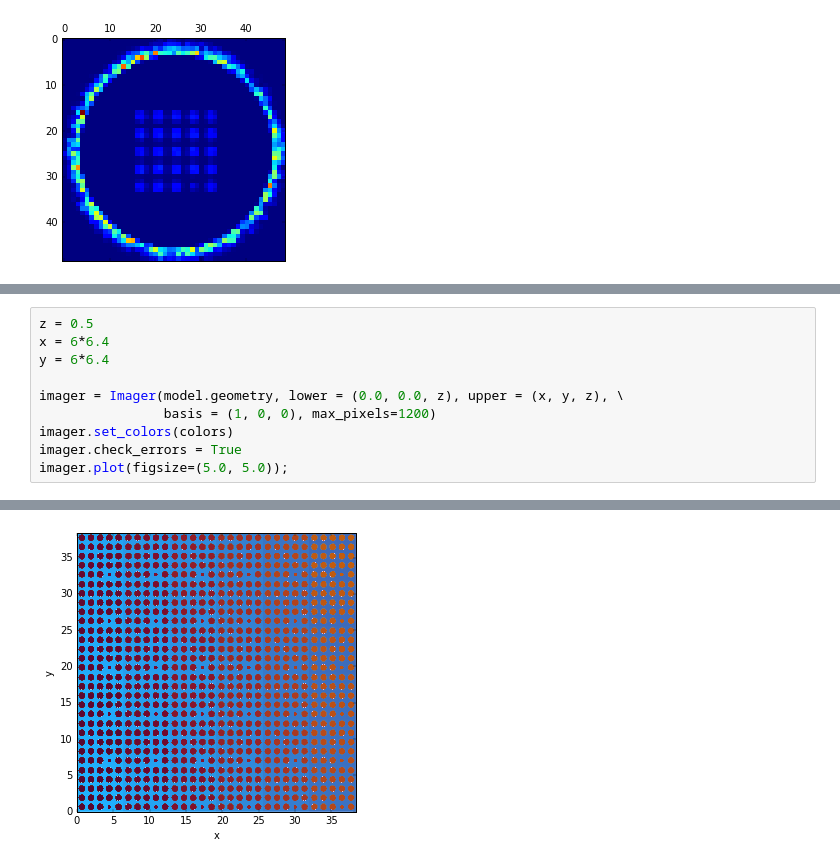
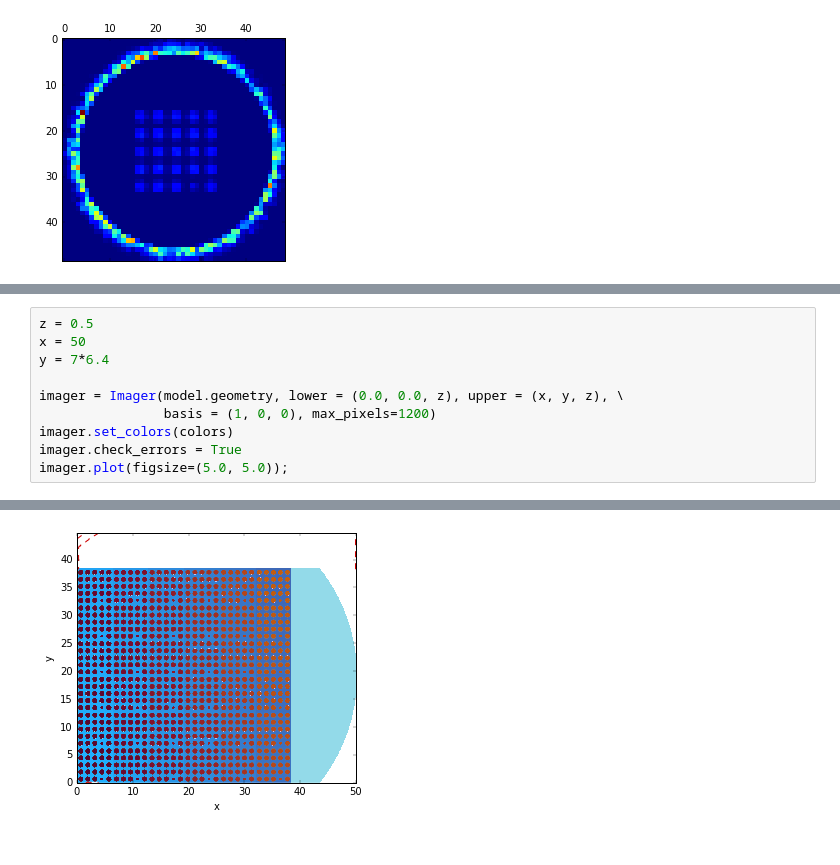
Before and after one commit to aprilnovak/nkq_analysis, a Jupyter notebook: notebooks/visualize-gg.ipynb, the cells around one changed output, grey strips where cells are left out. Drawn from its saved outputs; the diff is of its cells as text.

```diff
--- a/notebooks/visualize-gg.ipynb
+++ b/notebooks/visualize-gg.ipynb
@@ -140,8 +141,8 @@ INFO: Data generated with Exnihilo version b'6.2 (r29396: #b538b683 on 2017JAN05
             ...finished loading HDF5 file
 # %%
 z = 0.5
-x = 6*6.4
-y = 6*6.4
+x = 50
+y = 7*6.4
 
 imager = Imager(model.geometry, lower = (0.0, 0.0, z), upper = (x, y, z), \
                 basis = (1, 0, 0), max_pixels=1200)
@@ -153,4 +155,4 @@ WARNING: Too many mats (3528) are in the current view to display a color bar
-[figure, old version]
+[figure, new version]
 # %%
 imager.scale(0.5)
 imager.plot()
```
Also changed, not shown: parts of 5 cells of this notebook, 2 other files.
